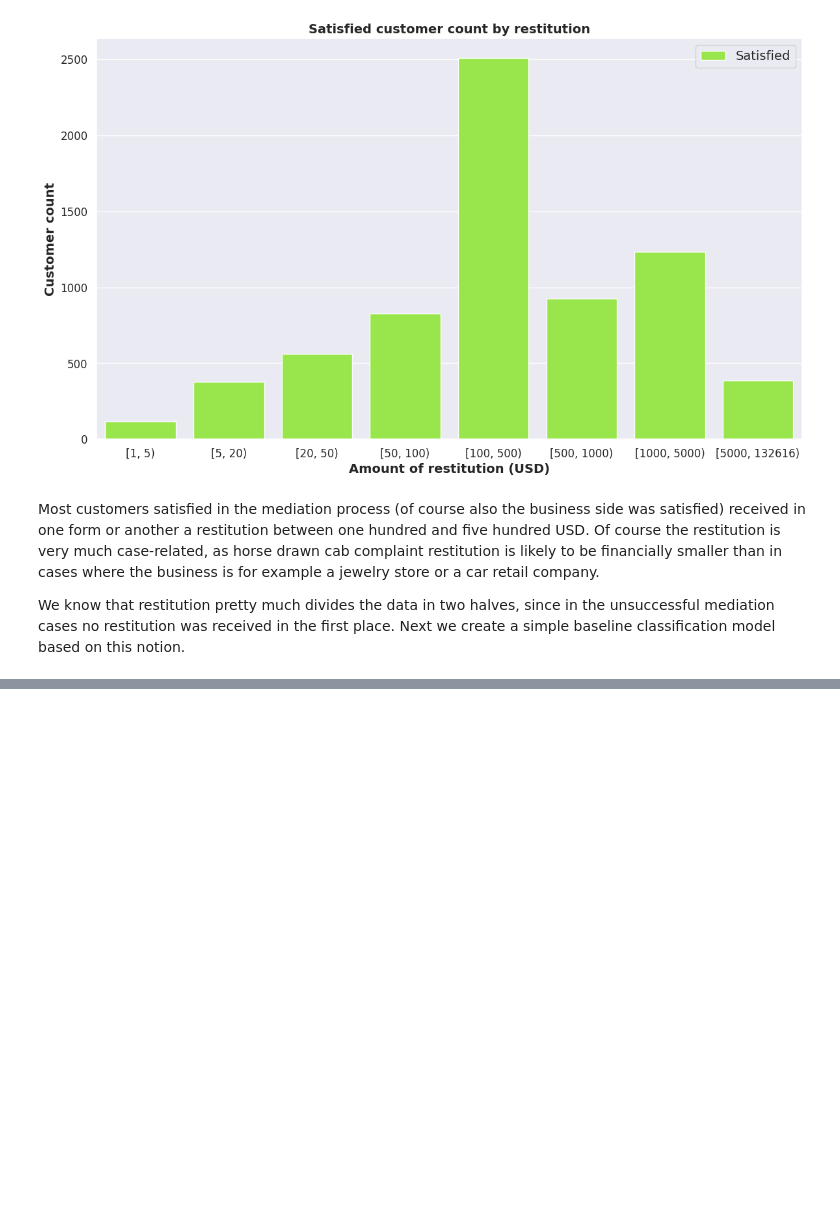
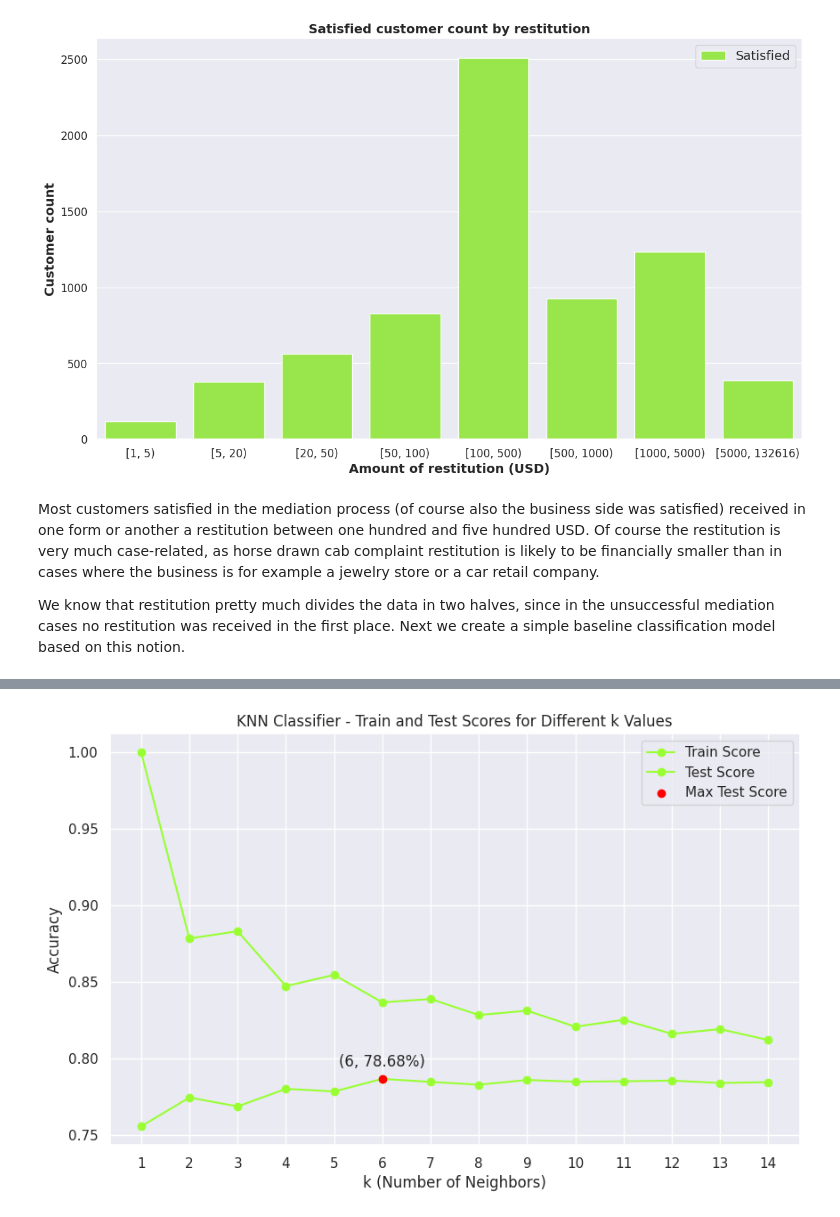
Before and after one commit to waheeb123/Covid_test, a Jupyter notebook: work_on_final_project.ipynb, the cells around one changed output, grey strips where cells are left out. Cells and saved outputs as stored; diff of their text form; code cells hidden in the pictures; blank space fills up the shorter version.

```diff
--- a/work_on_final_project.ipynb
+++ b/work_on_final_project.ipynb
@@ -658,0 +764,51 @@ We know that restitution pretty much divides the data in two halves, since in th
+# %%
+import matplotlib.pyplot as plt
+from sklearn.neighbors import KNeighborsClassifier
+from sklearn.model_selection import train_test_split
+
+# Split your data into train and test sets
+X_train, X_test, y_train, y_test = train_test_split(X, y, test_size=0.3, random_state=42)
+
+# Initialize lists to store train and test scores
+train_scores = []
+test_scores = []
+
+# Define a range of k values
+k_values = range(1, 15)
+
+for k in k_values:
+    # Initialize and fit the KNN classifier
+    knn = KNeighborsClassifier(n_neighbors=k)
+    knn.fit(X_train, y_train)
+
+    # Calculate the accuracy on the training set
+    train_score = knn.score(X_train, y_train)
+    train_scores.append(train_score)
+
+    # Calculate the accuracy on the test set
+    test_score = knn.score(X_test, y_test)
+    test_scores.append(test_score)
+
+# Find the k value with the highest test score
+max_test_score = max(test_scores)
+best_k = k_values[test_scores.index(max_test_score)]
+
+# Plot train and test scores
+plt.figure(figsize=(10, 6))
+plt.plot(k_values, train_scores, marker='o', label='Train Score')
+plt.plot(k_values, test_scores, marker='o', label='Test Score')
+
+# Highlight the maximum test score
+plt.scatter(best_k, max_test_score, color='red', label='Max Test Score', zorder=5)
+
+# Annotate the maximum test score point
+plt.annotate(f'({best_k}, {max_test_score*100:.2f}%)', (best_k, max_test_score), textcoords="offset points", xytext=(0, 10), ha='center')
+
+plt.title('KNN Classifier - Train and Test Scores for Different k Values')
+plt.xlabel('k (Number of Neighbors)')
+plt.ylabel('Accuracy')
+plt.xticks(k_values)
+plt.grid(True)
+plt.legend()
+plt.show()
+# %% [output]
@@ -658,0 +832 @@ We know that restitution pretty much divides the data in two halves, since in th
+[figure, added]
```
Also changed, not shown: parts of 10 cells of this notebook.
